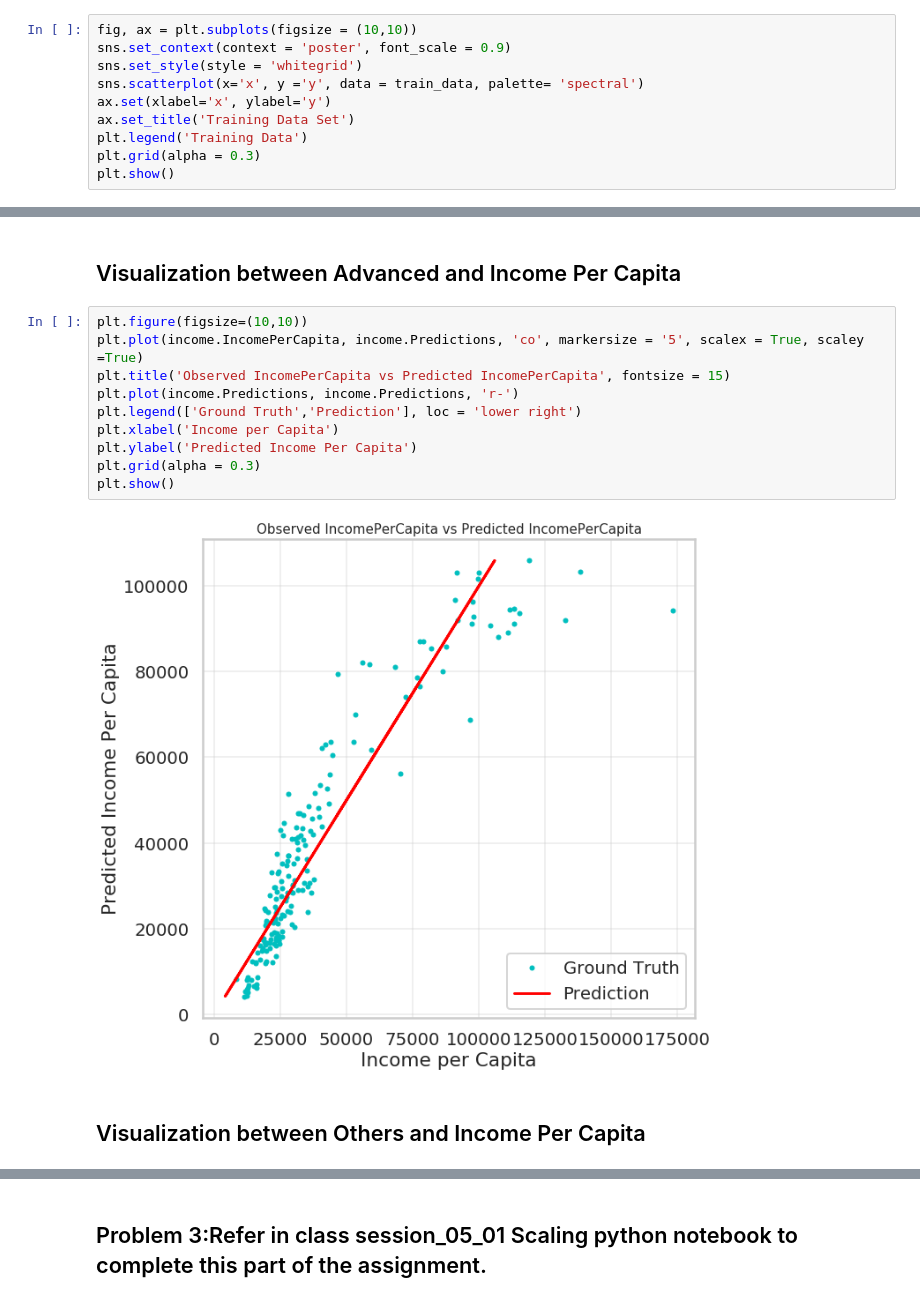
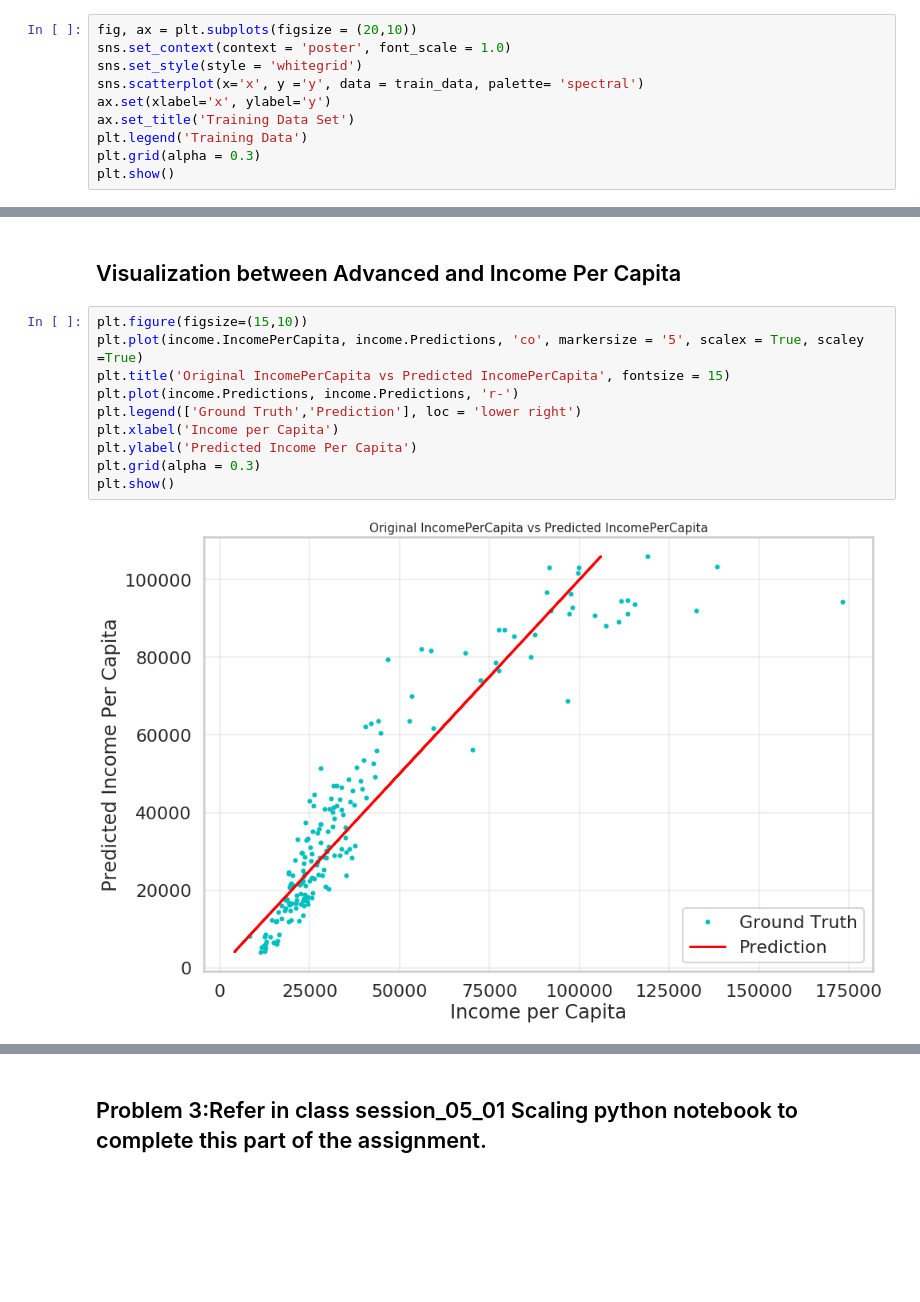
Before and after one commit to pratikwatwani/Applied-Data-Science, a Jupyter notebook: Session 05/Scaling and Polynomial Linear Regression.ipynb, the cells around one changed output, grey strips where cells are left out. Cells and saved outputs as stored; diff of their text form; blank space fills up the shorter version.

```diff
--- a/Session 05/Scaling and Polynomial Linear Regression.ipynb
+++ b/Session 05/Scaling and Polynomial Linear Regression.ipynb
@@ -52,8 +54,8 @@ Length of Training Data : 64, Length of Test Data : 8, and Length of Validation
 # %% [markdown]
 ## Visualizing the Training Data Set
 # %%
-fig, ax = plt.subplots(figsize = (10,10))
-sns.set_context(context = 'poster', font_scale = 0.9)
+fig, ax = plt.subplots(figsize = (20,10))
+sns.set_context(context = 'poster', font_scale = 1.0)
 sns.set_style(style = 'whitegrid')
 sns.scatterplot(x='x', y ='y', data = train_data, palette= 'spectral')
 ax.set(xlabel='x', ylabel='y')
@@ -526,16 +528,14 @@ income.head()
 # %% [markdown]
 ## Visualization between Advanced and Income Per Capita
 # %%
-plt.figure(figsize=(10,10))
+plt.figure(figsize=(15,10))
 plt.plot(income.IncomePerCapita, income.Predictions, 'co', markersize = '5', scalex = True, scaley =True)
-plt.title('Observed IncomePerCapita vs Predicted IncomePerCapita', fontsize = 15)
+plt.title('Original IncomePerCapita vs Predicted IncomePerCapita', fontsize = 15)
 plt.plot(income.Predictions, income.Predictions, 'r-')
 plt.legend(['Ground Truth','Prediction'], loc = 'lower right')
 plt.xlabel('Income per Capita')
 plt.ylabel('Predicted Income Per Capita')
 plt.grid(alpha = 0.3)
 plt.show()
 # %% [output]
-[figure, old version]
+[figure, new version]
-# %% [markdown]
-## Visualization between Others and Income Per Capita
```
Also changed, not shown: parts of 24 cells of this notebook.
